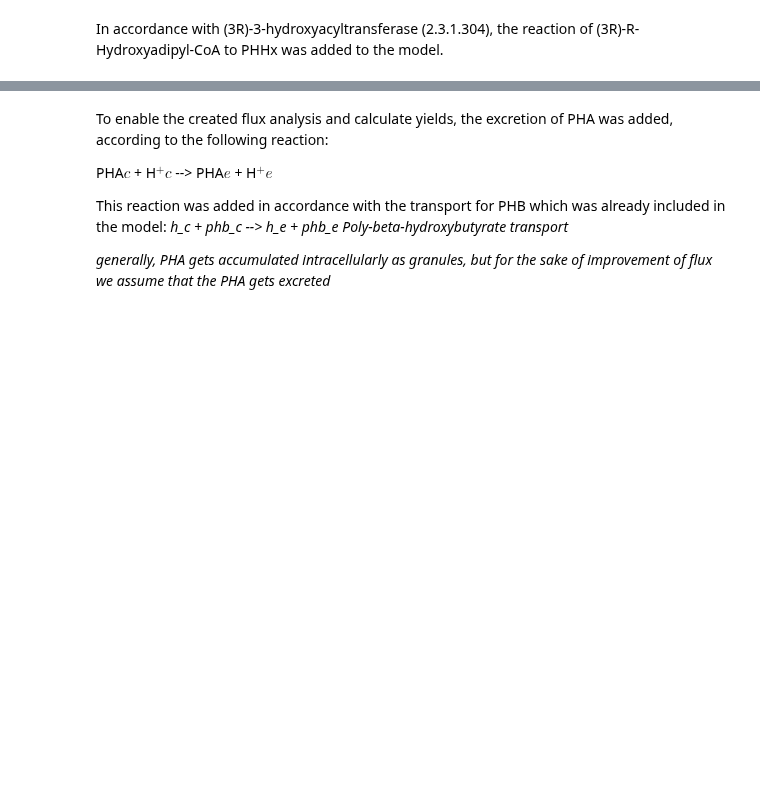
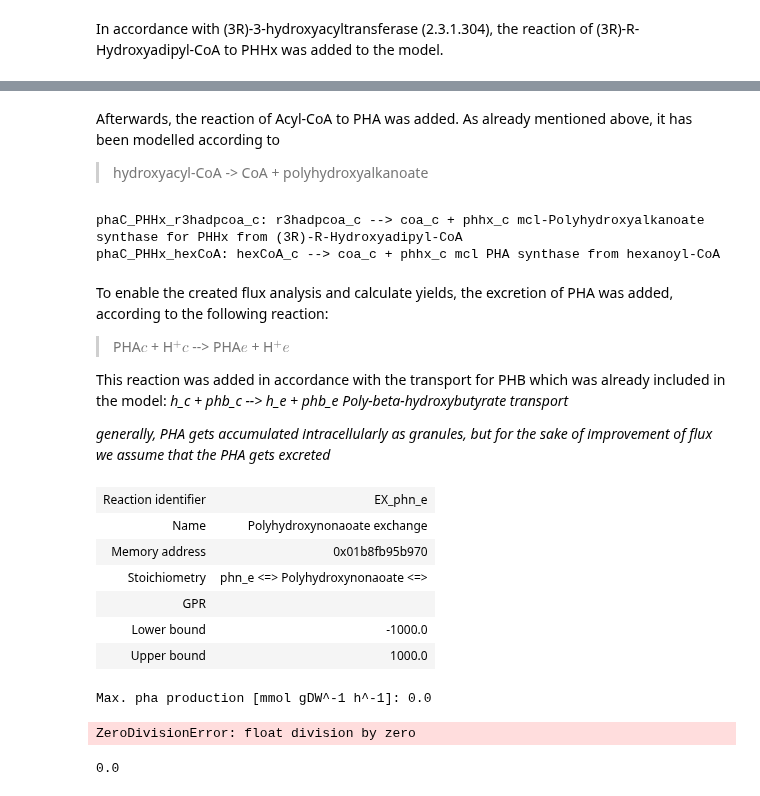
Before and after one commit to 27410/group-assignment-2021-group_2_pha-production, a Jupyter notebook: mcl_PHA_production.ipynb, the cells around one changed output, grey strips where cells are left out. Drawn from its saved outputs; the diff is of its cells as text; code cells hidden in the pictures; blank space fills up the shorter version.

```diff
--- a/mcl_PHA_production.ipynb
+++ b/mcl_PHA_production.ipynb
@@ -290,0 +369,4 @@ phaC_PHD_decac_c.add_metabolites({mcl_PHA_model.metabolites.r3hbcoa_c: -1,
+# %% [markdown]
+Afterwards, the reaction of Acyl-CoA to PHA was added.
+As already mentioned above, it has been modelled according to
+ > hydroxyacyl-CoA -> CoA + polyhydroxyalkanoate
@@ -291,7 +415,14 @@ phaC_PHD_decac_c.add_metabolites({mcl_PHA_model.metabolites.r3hbcoa_c: -1,
+# %%
+#check whether addition was successful
+for reactions in model.metabolites.get_by_id("phhx_c").reactions:
+    print(reactions, reactions.name)
+# %% [output]
+phaC_PHHx_r3hadpcoa_c: r3hadpcoa_c --> coa_c + phhx_c mcl-Polyhydroxyalkanoate synthase for PHHx from (3R)-R-Hydroxyadipyl-CoA
+phaC_PHHx_hexCoA: hexCoA_c --> coa_c + phhx_c mcl PHA synthase from hexanoyl-CoA
 # %% [markdown]
 To enable the created flux analysis and calculate yields, the excretion of PHA was added, according to the following reaction:
 
-PHA$\scriptstyle c$  + H$^+$$\scriptstyle c$ --> PHA$\scriptstyle e$ + H$^+$$\scriptstyle e$
+> PHA$\scriptstyle c$  + H$^+$$\scriptstyle c$ --> PHA$\scriptstyle e$ + H$^+$$\scriptstyle e$
 
 This reaction was added in accordance with the transport for PHB which was already included in the model:
 _h_c + phb_c --> h_e + phb_e Poly-beta-hydroxybutyrate transport_
@@ -327,35 +458,60 @@ phhx_exchange.add_metabolites({model.metabolites.h_c: -1,
                                     PHHx_E: 1,})
 
 phh_exchange.add_metabolites({model.metabolites.h_c: -1,
                                 PHH: -1,
                                    model.metabolites.h_e: 1,
                                     PHH_E: 1,})
 
 phho_exchange.add_metabolites({model.metabolites.h_c: -1,
                                 PHHO: -1,
                                    model.metabolites.h_e: 1,
                                     PHHO_E: 1,})
 
 phn_exchange.add_metabolites({model.metabolites.h_c: -1,
                                 PHN: -1,
                                    model.metabolites.h_e: 1,
                                     PHN_E: 1,})
 
 phd_exchange.add_metabolites({model.metabolites.h_c: -1,
                                 PHD: -1,
                                    model.metabolites.h_e: 1,
                                     PHD_E: 1,})
 
 #adding the reactions to the model
 model.add_reactions([phhx_exchange])
 model.add_reactions([phh_exchange])
 model.add_reactions([phho_exchange])
 model.add_reactions([phn_exchange])
 model.add_reactions([phd_exchange])
 
 #create exchange reactions
-model.add_boundary(mcl_PHA_model.metabolites.get_by_id('phhx_e'), type="exchange")
-model.add_boundary(mcl_PHA_model.metabolites.get_by_id('phh_e'), type="exchange")
-model.add_boundary(mcl_PHA_model.metabolites.get_by_id('phho_e'), type="exchange")
-model.add_boundary(mcl_PHA_model.metabolites.get_by_id('phd_e'), type="exchange")
-model.add_boundary(mcl_PHA_model.metabolites.get_by_id('phn_e'), type="exchange")
+model.add_boundary(model.metabolites.get_by_id('phhx_e'), type="exchange")
+model.add_boundary(model.metabolites.get_by_id('phh_e'), type="exchange")
+model.add_boundary(model.metabolites.get_by_id('phho_e'), type="exchange")
+model.add_boundary(model.metabolites.get_by_id('phd_e'), type="exchange")
+model.add_boundary(model.metabolites.get_by_id('phn_e'), type="exchange")
+# %% [output]
+| Reaction identifier | EX_phn_e |
+| Name | Polyhydroxynonaoate exchange |
+| Memory address | 0x01b8fb95b970 |
+| Stoichiometry | phn_e <=> Polyhydroxynonaoate <=> |
+| GPR |  |
+| Lower bound | -1000.0 |
+| Upper bound | 1000.0 |
+# %%
+#### improve flux towards the newly added polyhydroxyhexanoate
+medium = model.medium
+medium ['EX_fru_e'] = 10
+
+model.objective = model.reactions.EX_phn_e
+phn_production_fru = model.optimize().objective_value
+print("Max. pha production [mmol gDW^-1 h^-1]:", phn_production_fru)
+print("Theoretical max. yield [mmol-pha / mmol-fru]:", phn_production_fru / (-1*model.reactions.EX_fru_e.flux))
+# %% [output]
+Max. pha production [mmol gDW^-1 h^-1]: 0.0
+ZeroDivisionError: float division by zero
+# %%
+###WHY?
+model.reactions.EX_fru_e.flux
+# %% [output]
+0.0
```
Also changed, not shown: parts of 11 cells of this notebook.
